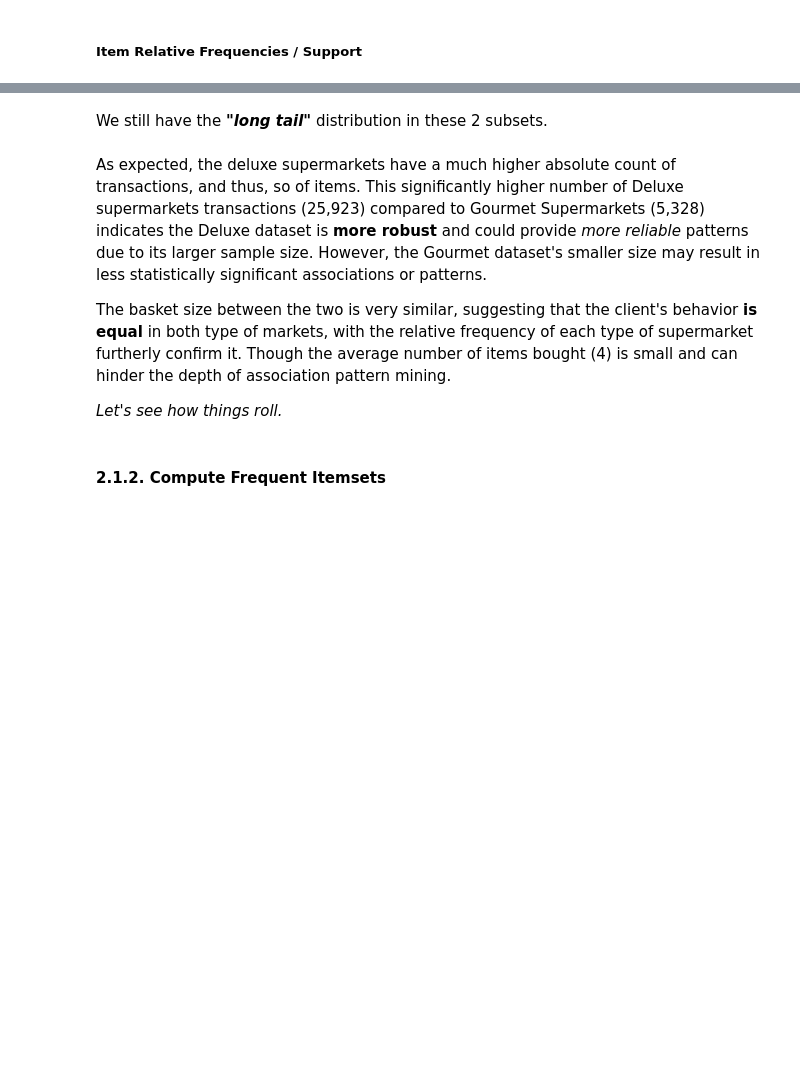
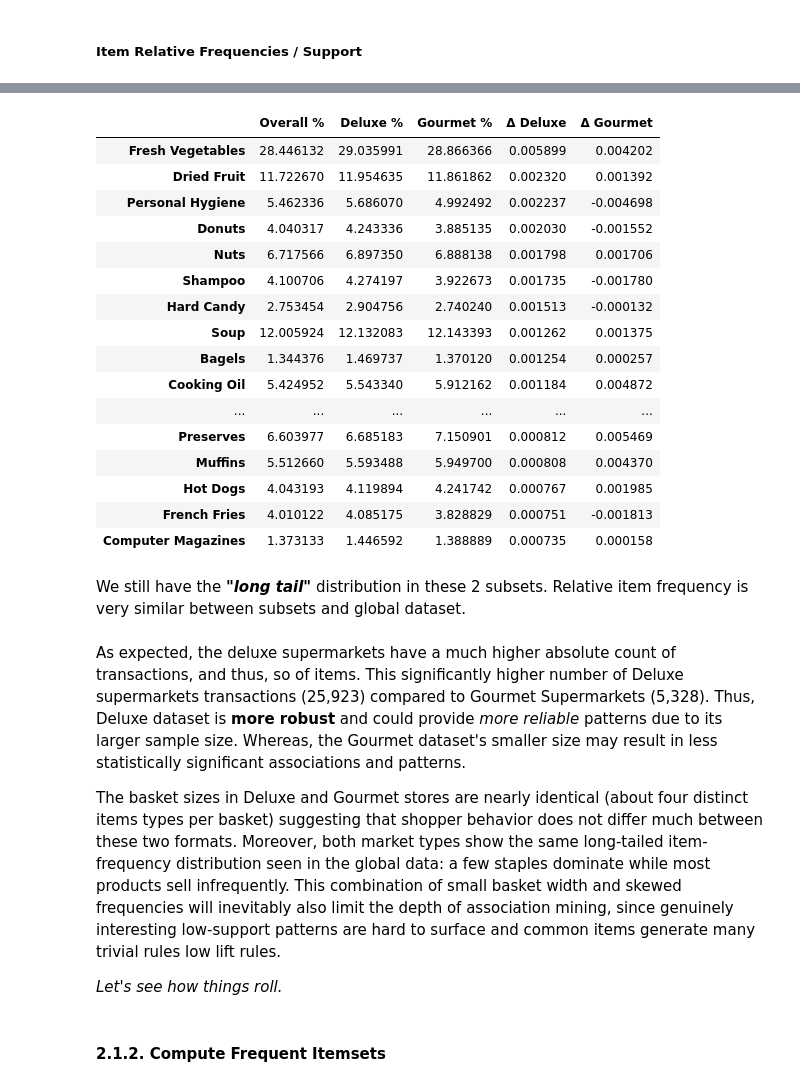
Before and after one commit to ijustsnapped/DataMine_PI, a Jupyter notebook: PD_202425_Project1/PD_202425_Project.ipynb, the cells around one changed output, grey strips where cells are left out. Saved outputs shown, nothing was run; the diff lists cells and outputs as text; code cells hidden in the pictures; blank space fills up the shorter version.

```diff
--- a/PD_202425_Project1/PD_202425_Project.ipynb
+++ b/PD_202425_Project1/PD_202425_Project.ipynb
@@ -2574,13 +2569,47 @@ fig.update_layout(
 fig.show()
 # %% [output]
 [interactive output not drawn]
+# %%
+item_cols = [c for c in binary_foodmart.columns if c != "STORE_ID"]
+
+freq_all     = binary_foodmart[item_cols].mean()
+freq_deluxe  = binary_deluxe[item_cols].mean()
+freq_gourmet = binary_gourmet[item_cols].mean()
+
+comp = pd.DataFrame({
+    "Overall %":  (freq_all    * 100),
+    "Deluxe %":   (freq_deluxe * 100),
+    "Gourmet %":  (freq_gourmet* 100)
+})
+comp["Δ Deluxe"]  = freq_deluxe  - freq_all
+comp["Δ Gourmet"] = freq_gourmet - freq_all
+comp = comp.sort_values("Δ Deluxe", ascending=False)
+
+display(comp.head(30))
+# %% [output]
+|  | Overall % | Deluxe % | Gourmet % | Δ Deluxe | Δ Gourmet |
+| Fresh Vegetables | 28.446132 | 29.035991 | 28.866366 | 0.005899 | 0.004202 |
+| Dried Fruit | 11.722670 | 11.954635 | 11.861862 | 0.002320 | 0.001392 |
+| Personal Hygiene | 5.462336 | 5.686070 | 4.992492 | 0.002237 | -0.004698 |
+| Donuts | 4.040317 | 4.243336 | 3.885135 | 0.002030 | -0.001552 |
+| Nuts | 6.717566 | 6.897350 | 6.888138 | 0.001798 | 0.001706 |
+| Shampoo | 4.100706 | 4.274197 | 3.922673 | 0.001735 | -0.001780 |
+| Hard Candy | 2.753454 | 2.904756 | 2.740240 | 0.001513 | -0.000132 |
+| Soup | 12.005924 | 12.132083 | 12.143393 | 0.001262 | 0.001375 |
+| Bagels | 1.344376 | 1.469737 | 1.370120 | 0.001254 | 0.000257 |
+| Cooking Oil | 5.424952 | 5.543340 | 5.912162 | 0.001184 | 0.004872 |
+| ... | ... | ... | ... | ... | ... |
+| Preserves | 6.603977 | 6.685183 | 7.150901 | 0.000812 | 0.005469 |
+| Muffins | 5.512660 | 5.593488 | 5.949700 | 0.000808 | 0.004370 |
+| Hot Dogs | 4.043193 | 4.119894 | 4.241742 | 0.000767 | 0.001985 |
+| French Fries | 4.010122 | 4.085175 | 3.828829 | 0.000751 | -0.001813 |
+| Computer Magazines | 1.373133 | 1.446592 | 1.388889 | 0.000735 | 0.000158 |
 # %% [markdown]
-We still have the ***"long tail"*** distribution in these 2 subsets.
+We still have the ***"long tail"*** distribution in these 2 subsets. Relative item frequency is very similar between subsets and global dataset.
 # %% [markdown]
-As expected, the deluxe supermarkets have a much higher absolute count of transactions, and thus, so of items. This significantly higher number of Deluxe supermarkets transactions (25,923) compared to Gourmet Supermarkets (5,328) indicates the Deluxe dataset is **more robust** and could provide *more reliable* patterns due to its larger sample size. However, the Gourmet dataset's smaller size may result in less statistically significant associations or patterns.
+As expected, the deluxe supermarkets have a much higher absolute count of transactions, and thus, so of items. This significantly higher number of Deluxe supermarkets transactions (25,923) compared to Gourmet Supermarkets (5,328). Thus, Deluxe dataset is **more robust** and could provide *more reliable* patterns due to its larger sample size. Whereas, the Gourmet dataset's smaller size may result in less statistically significant associations and patterns.
 
-
-The basket size between the two is very similar, suggesting that the client's behavior **is equal** in both type of markets, with the relative frequency of each type of supermarket furtherly confirm it. Though the average number of items bought (4) is small and can hinder the depth of association pattern mining.
+The basket sizes in Deluxe and Gourmet stores are nearly identical (about four distinct items types per basket) suggesting that shopper behavior does not differ much between these two formats. Moreover, both market types show the same long-tailed item-frequency distribution seen in the global data: a few staples dominate while most products sell infrequently. This combination of small basket width and skewed frequencies will inevitably also limit the depth of association mining, since genuinely interesting low-support patterns are hard to surface and common items generate many trivial rules low lift rules.
 
 *Let's see how things roll.*
 # %% [markdown]
```
Also changed, not shown: parts of 19 cells of this notebook, 1 other file.
